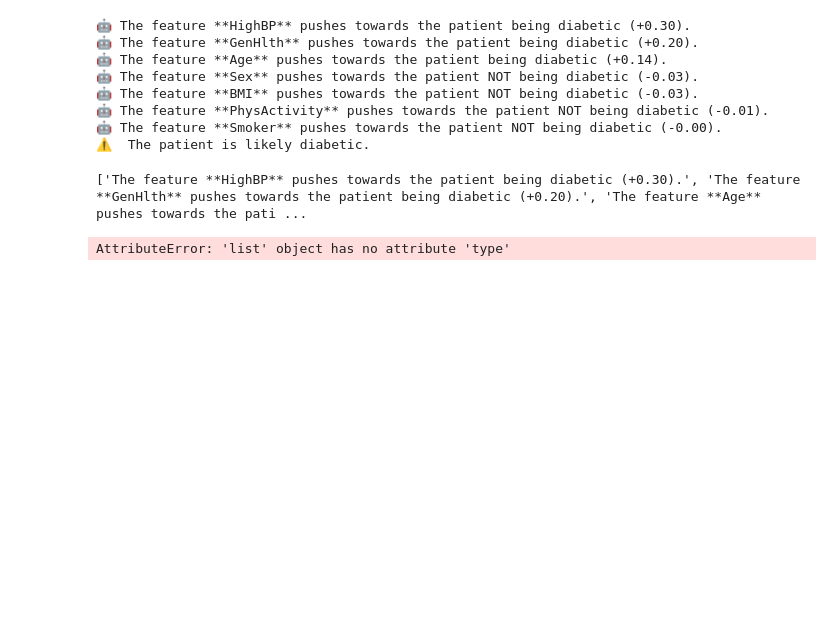
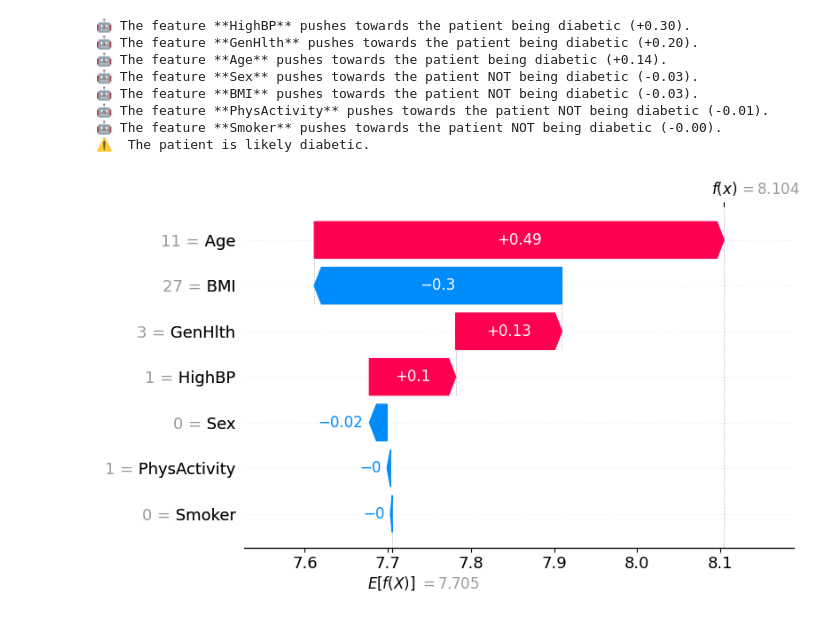
Before and after one commit to Slowdust18/Diabeties_Detection, a Jupyter notebook: 03_xai_implementation.ipynb, the cells around one changed output. Drawn from its saved outputs; the diff is of its cells as text; code cells hidden in the pictures; blank space fills up the shorter version.

```diff
--- a/03_xai_implementation.ipynb
+++ b/03_xai_implementation.ipynb
@@ -93,11 +94,3 @@ predict_diabetes(linear_svm_model,scaler,11,0,27,1,1,0,3)
 🤖 The feature **PhysActivity** pushes towards the patient NOT being diabetic (-0.01).
 🤖 The feature **Smoker** pushes towards the patient NOT being diabetic (-0.00).
 ⚠️  The patient is likely diabetic.
-# %%
-print(explanations)
-# %% [output]
-['The feature **HighBP** pushes towards the patient being diabetic (+0.30).', 'The feature **GenHlth** pushes towards the patient being diabetic (+0.20).', 'The feature **Age** pushes towards the pati ...
-# %%
-explanations.type()
-# %% [output]
-AttributeError: 'list' object has no attribute 'type'
@@ -103,0 +107,19 @@ AttributeError: 'list' object has no attribute 'type'
+# %%
+import pandas as pd
+
+# Create a sample of X_train with feature names
+X_train_sample_df = pd.DataFrame(X_train_sample, columns=feature_names)
+
+# Recreate the SHAP explainer with the proper DataFrame
+explainer = shap.Explainer(linear_svm_model, X_train_sample_df)
+
+# Create the same DataFrame for your single patient
+patient_df = pd.DataFrame([patient_input], columns=feature_names)
+
+# Get SHAP values for this single prediction
+shap_values = explainer(patient_df)
+
+# Now the plot will show correct feature names
+shap.plots.waterfall(shap_values[0])
+# %% [output]
+[figure, added]
```
Also changed, not shown: parts of 2 cells of this notebook, 7 other files.
